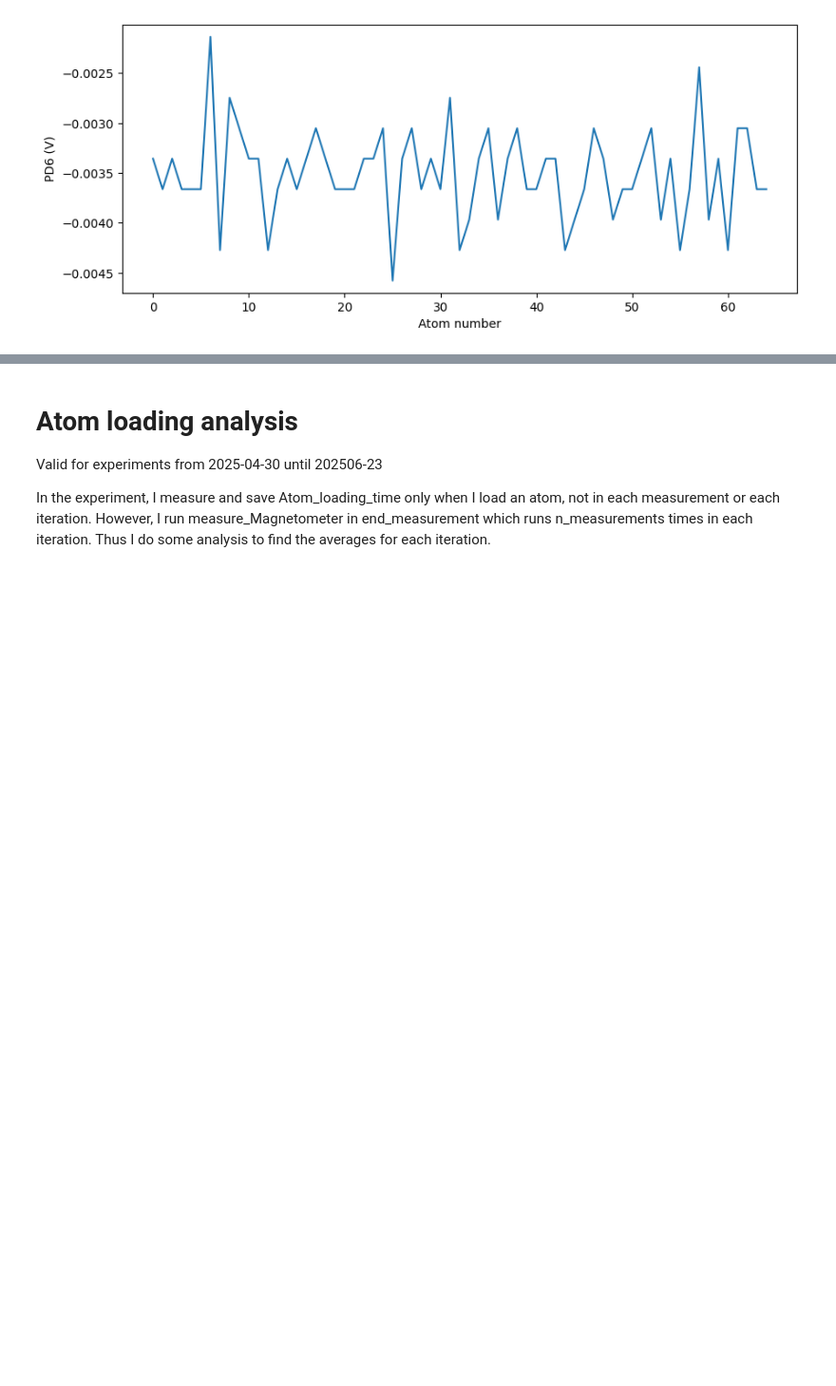
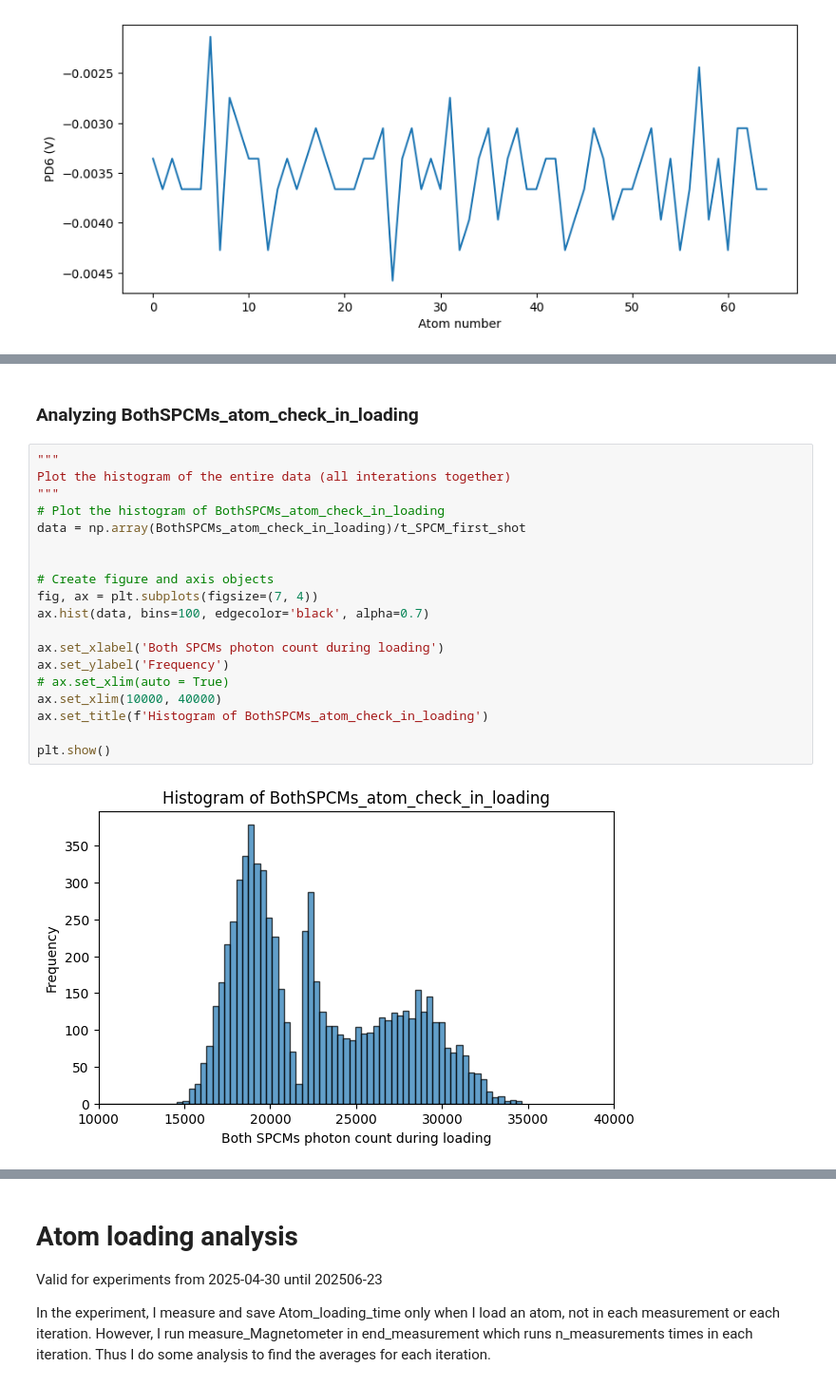
Before and after one commit to QuantumQuadrate/qn_artiq_routines, a Jupyter notebook: Analysis/Single atom analysis/atom_loading_analysis_2025.ipynb, the cells around one changed output, grey strips where cells are left out. Shown at 95% size. Drawn from its saved outputs; the diff is of its cells as text; blank space fills up the shorter version.

```diff
--- a/Analysis/Single atom analysis/atom_loading_analysis_2025.ipynb
+++ b/Analysis/Single atom analysis/atom_loading_analysis_2025.ipynb
@@ -1061,0 +1049,23 @@ plt.show()
+# %% [markdown]
+### Analyzing BothSPCMs_atom_check_in_loading
+# %%
+"""
+Plot the histogram of the entire data (all interations together)
+"""
+# Plot the histogram of BothSPCMs_atom_check_in_loading
+data = np.array(BothSPCMs_atom_check_in_loading)/t_SPCM_first_shot
+
+
+# Create figure and axis objects
+fig, ax = plt.subplots(figsize=(7, 4))
+ax.hist(data, bins=100, edgecolor='black', alpha=0.7)
+
+ax.set_xlabel('Both SPCMs photon count during loading')
+ax.set_ylabel('Frequency')
+# ax.set_xlim(auto = True)
+ax.set_xlim(10000, 40000)
+ax.set_title(f'Histogram of BothSPCMs_atom_check_in_loading')
+
+plt.show()
+# %% [output]
+[figure, added]
```
Also changed, not shown: parts of 11 cells of this notebook, 4 other files.
